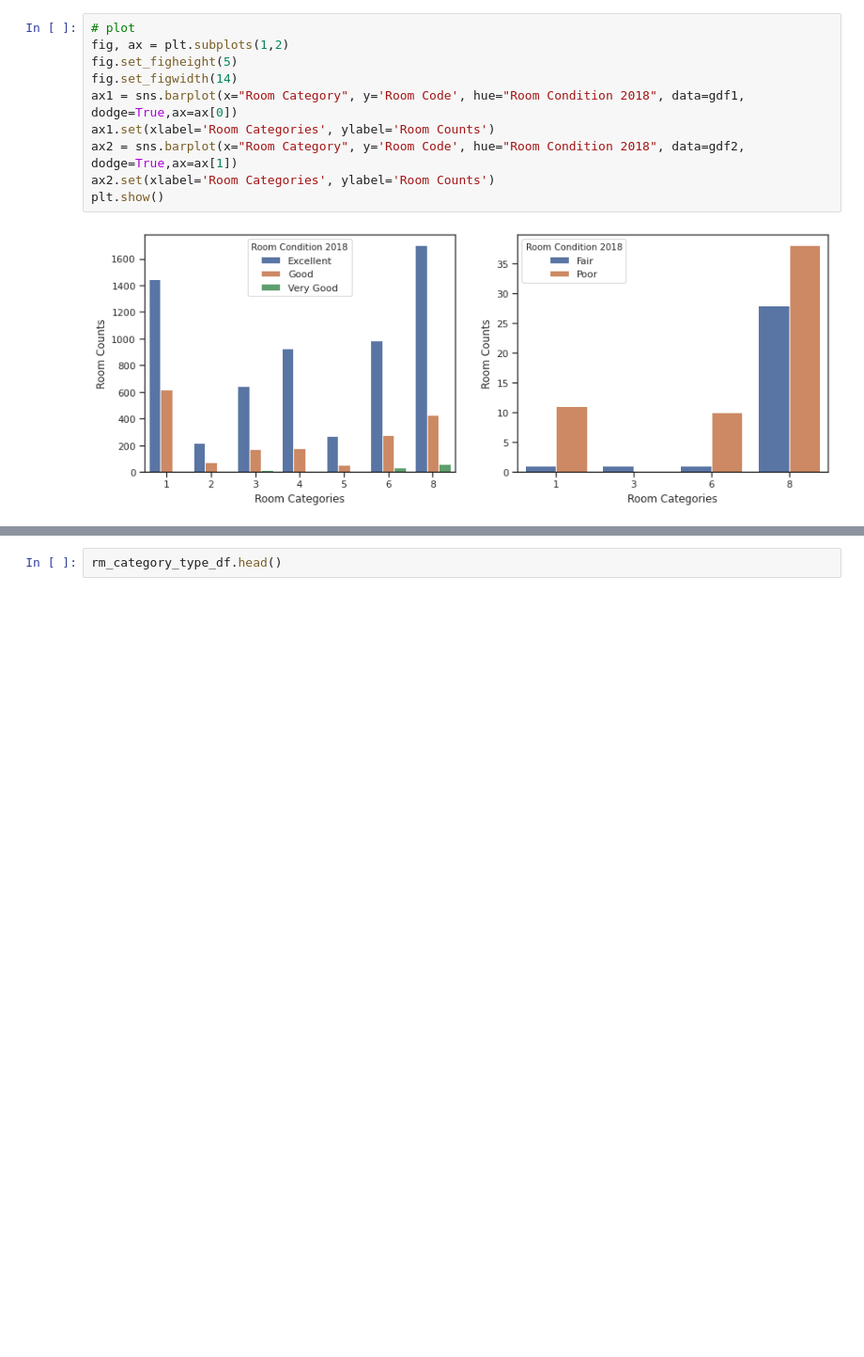
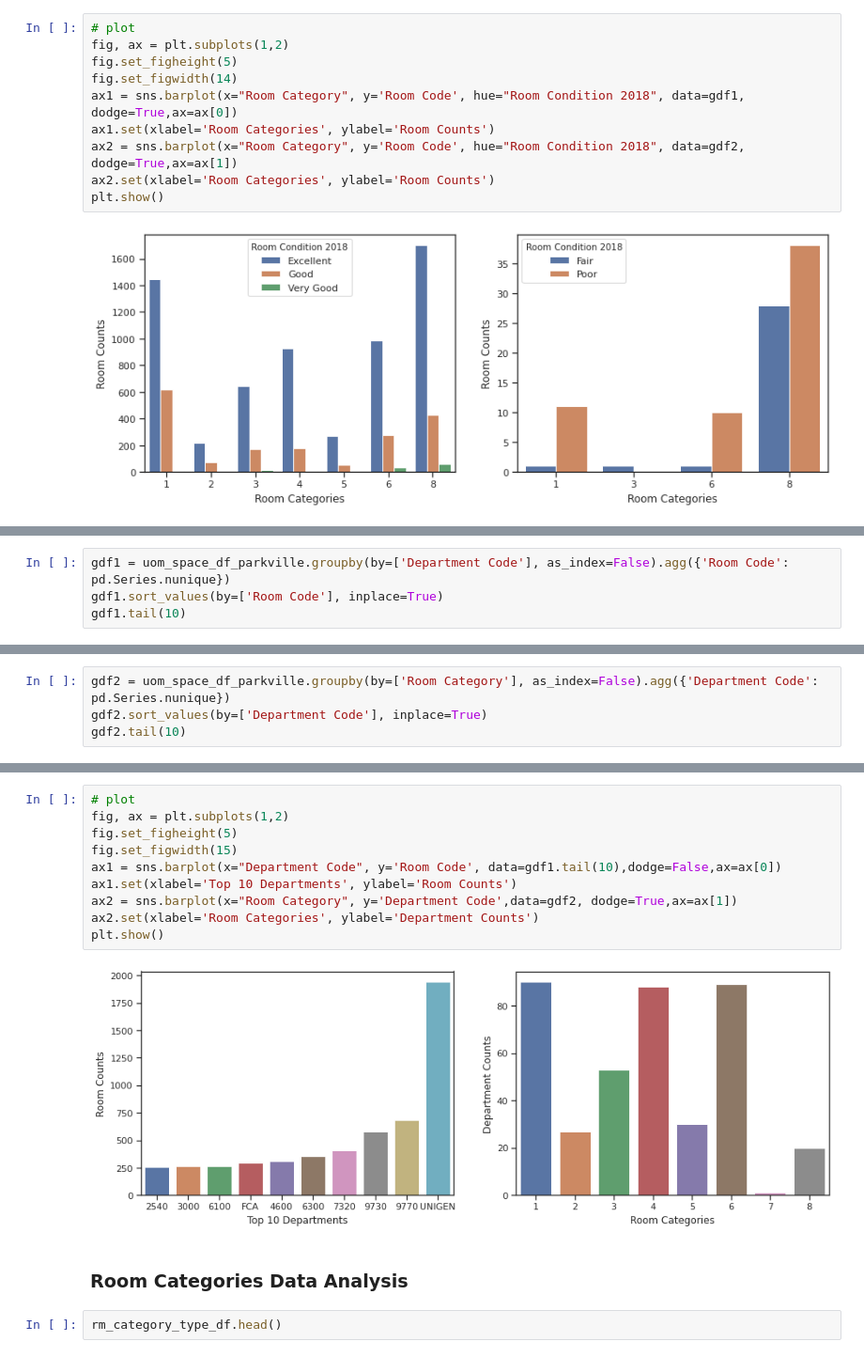
Before and after one commit to abhinavcreed13/project-space-optimisation-group-3, a Jupyter notebook: notebooks/exploratory-data-analysis.ipynb, the cells around one changed output, grey strips where cells are left out. Shown: that part at 94% size. Cells and saved outputs as stored; diff of their text form; blank space fills up the shorter version.

```diff
--- a/notebooks/exploratory-data-analysis.ipynb
+++ b/notebooks/exploratory-data-analysis.ipynb
@@ -228,0 +270,4 @@ What are different room categories and room types?
+# %%
+gdf1 = uom_space_df_parkville.groupby(by=['Department Code'], as_index=False).agg({'Room Code': pd.Series.nunique})
+gdf1.sort_values(by=['Room Code'], inplace=True)
+gdf1.tail(10)
@@ -228,0 +286,4 @@ What are different room categories and room types?
+# %%
+gdf2 = uom_space_df_parkville.groupby(by=['Room Category'], as_index=False).agg({'Department Code': pd.Series.nunique})
+gdf2.sort_values(by=['Department Code'], inplace=True)
+gdf2.tail(10)
@@ -229,3 +300,17 @@ What are different room categories and room types?
+# %%
+# plot
+fig, ax = plt.subplots(1,2)
+fig.set_figheight(5)
+fig.set_figwidth(15)
+ax1 = sns.barplot(x="Department Code", y='Room Code', data=gdf1.tail(10),dodge=False,ax=ax[0])
+ax1.set(xlabel='Top 10 Departments', ylabel='Room Counts')
+ax2 = sns.barplot(x="Room Category", y='Department Code',data=gdf2, dodge=True,ax=ax[1])
+ax2.set(xlabel='Room Categories', ylabel='Department Counts')
+plt.show()
+# %% [output]
+[figure, added]
+# %% [markdown]
+### Room Categories Data Analysis
 # %%
 rm_category_type_df.head()
 # %% [output]
```
Also changed, not shown: parts of 19 cells of this notebook.
